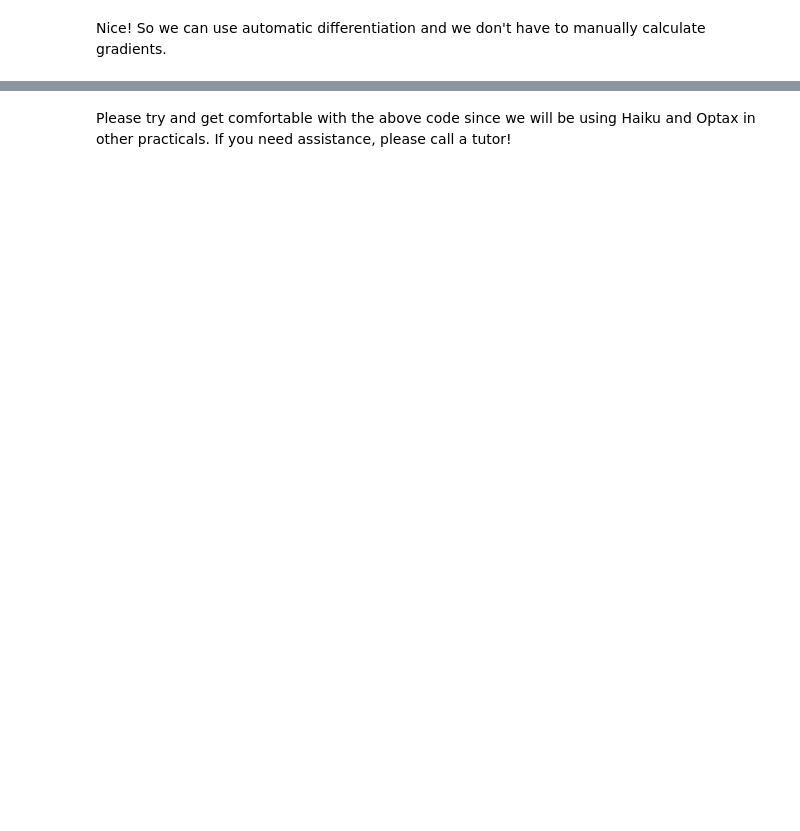
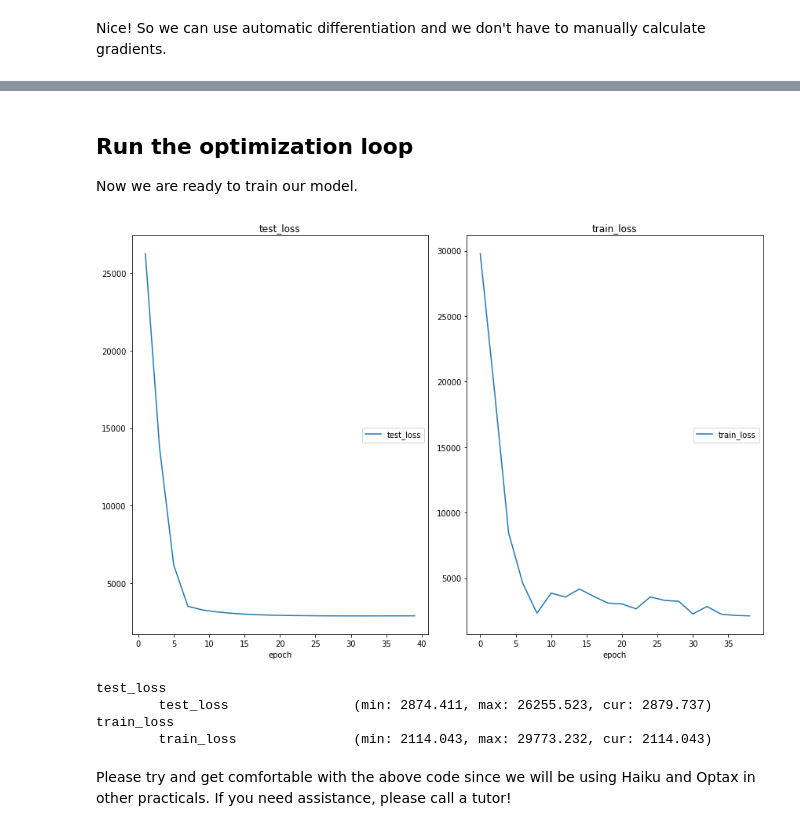
Before and after one commit to khipu-ai/practicals-2023, a Jupyter notebook: notebooks/optimization.ipynb, the cells around one changed output, grey strips where cells are left out. Cells and saved outputs as stored; diff of their text form; code cells hidden in the pictures; blank space fills up the shorter version.

```diff
--- a/notebooks/optimization.ipynb
+++ b/notebooks/optimization.ipynb
@@ -732,7 +491,0 @@ This fails since we are trying to **directly** instantiate `MyLinearModel`. Inst
-# %%
-def model_fn(x):
-    module = MyLinearModel(output_size=1)
-    return module(x)
-
-
-model = hk.without_apply_rng(hk.transform(model_fn))
@@ -966,0 +717,10 @@ for step in range(max_steps):
+# %%
+#
+# transform again to obtain another pair
+#
+wrapped_model = hk.without_apply_rng(wrapped_model)
+#
+# inspect the output and notice how the `apply` function has changed
+# compared to the previous value
+#
+print(wrapped_model)
@@ -967,3 +962,63 @@ for step in range(max_steps):
+# %% [markdown]
+## Run the optimization loop
+
+Now we are ready to train our model.
+# %%
+##
+# optimiser: combines (chains) two rules: gradient clipping and ADAM
+# in that order, so that ADAM is applied to the clipped gradients.
+#
+eta = 0.01
+optimizer = optax.chain(
+    optax.clip_by_global_norm(0.5),
+    optax.adam(learning_rate=eta),
+)
+#
+# initialise model params and optimiser
+#
+rng = jax.random.PRNGKey(seed)
+#
+# we pass the first data sample of the input to infer the
+# input data dimension
+#
+state = init(rng, next(train_dataset)[0])
+#
+# keep time of the training time
+#
+prev_time = time.time()
+max_steps = 10**5
+eval_every = 5000
+metrics = {}
+plotlosses = PlotLosses()
+
+# Training & evaluation loop.
+for step in range(max_steps):
+    state, metrics = update(state, data=next(train_dataset))
+
+    # Periodically evaluate on test set.
+    if step % eval_every == 0:
+        steps_per_sec = eval_every / (time.time() - prev_time)
+        prev_time = time.time()
+        test_loss = evaluate(state.params, next(test_dataset))
+        metrics.update({"steps_per_sec": steps_per_sec})
+        metrics.update({"test_loss": test_loss})
+        plotlosses.update(
+            {
+                "train_loss": jnp.mean(metrics["train_loss"]),
+            }
+        )
+        plotlosses.update(
+            {
+                "test_loss": test_loss,
+            }
+        )
+        plotlosses.send()
+# %% [output]
+[figure, added]
+test_loss
+        test_loss                (min: 2874.411, max: 26255.523, cur: 2879.737)
+train_loss
+        train_loss               (min: 2114.043, max: 29773.232, cur: 2114.043)
 # %% [markdown]
 Please try and get comfortable with the above code since we will be using Haiku and Optax in other practicals. If you need assistance, please call a tutor!
 # %%
```
Also changed, not shown: parts of 79 cells of this notebook.
